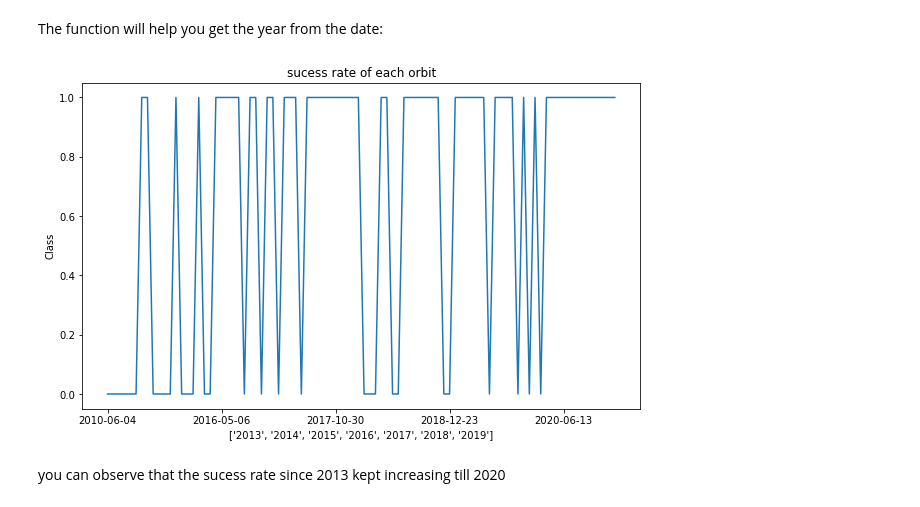
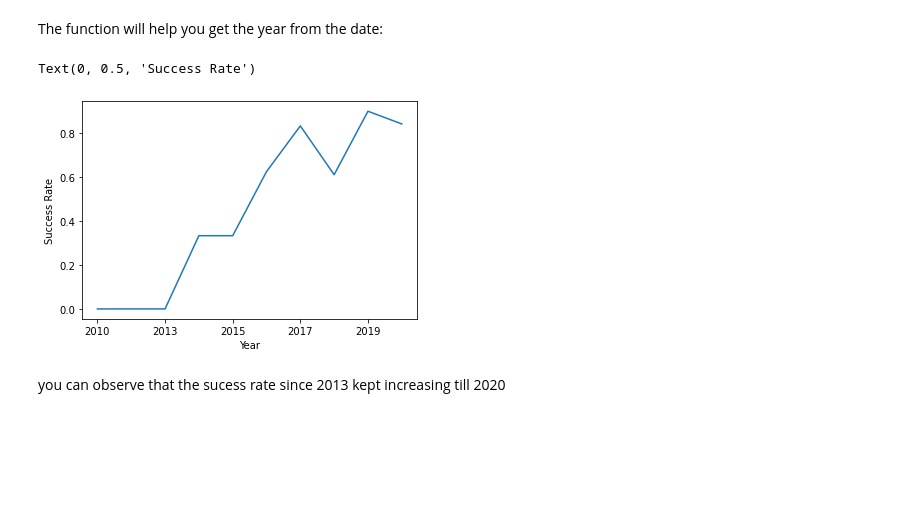
Before and after one commit to bhandariamit5/bhandariamit5, a Jupyter notebook: EDA with Data Visualization.ipynb, the cells around one changed output. Drawn from its saved outputs; the diff is of its cells as text; code cells hidden in the pictures; blank space fills up the shorter version.

```diff
--- a/EDA with Data Visualization.ipynb
+++ b/EDA with Data Visualization.ipynb
@@ -183,28 +170,16 @@ def Extract_year(date):
 
 #year1=Extract_year(df['Date'])
 #year1
-# %%
-# Plot a line chart with x axis to be the extracted year and y axis to be the success rate
-years = list(map(str, range(2013, 2020)))
-years
-df_date = df.groupby('Date')
-#year1=Extract_year(df_date)
-#year1.
-
-#print(year1)
-df_class_mean=df_date['Class'].mean()
-#df_class_mean
-#df_class
-#df_iceland = df.loc[df_orbit, df_class]
-#df_iceland.head()
-df_class_mean.plot(kind='line', figsize=(10, 6))
-plt.xlabel(years) # add to x-label to the plot
-plt.ylabel('Class') # add y-label to the plot
-plt.title('sucess rate of each orbit') # add title to the plot
-
-plt.show()
-# %% [output]
-[figure, removed]
+# %%
+# Plot a line chart with x axis to be the extracted year and y axis to be the success rate
+df_sucess = pd.DataFrame(Extract_year(df['Date']),columns=['year'])
+df_sucess['Class']=df['Class']
+df_sucess.groupby('year')['Class'].mean().plot()
+plt.xlabel("Year")
+plt.ylabel("Success Rate")
+# %% [output]
+Text(0, 0.5, 'Success Rate')
+[figure, added]
 # %% [markdown]
 you can observe that the sucess rate since 2013 kept increasing till 2020
 # %% [markdown]
```
Also changed, not shown: parts of 7 cells of this notebook.
